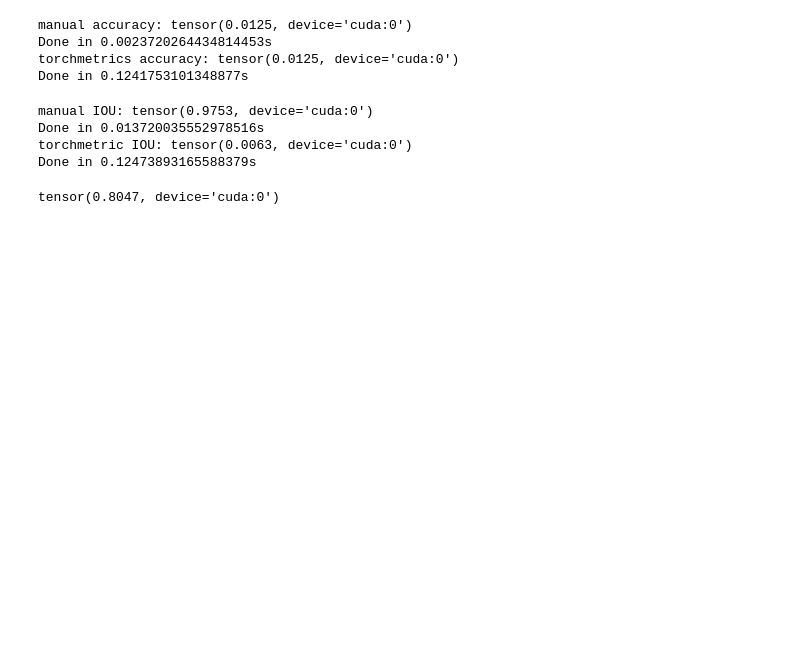
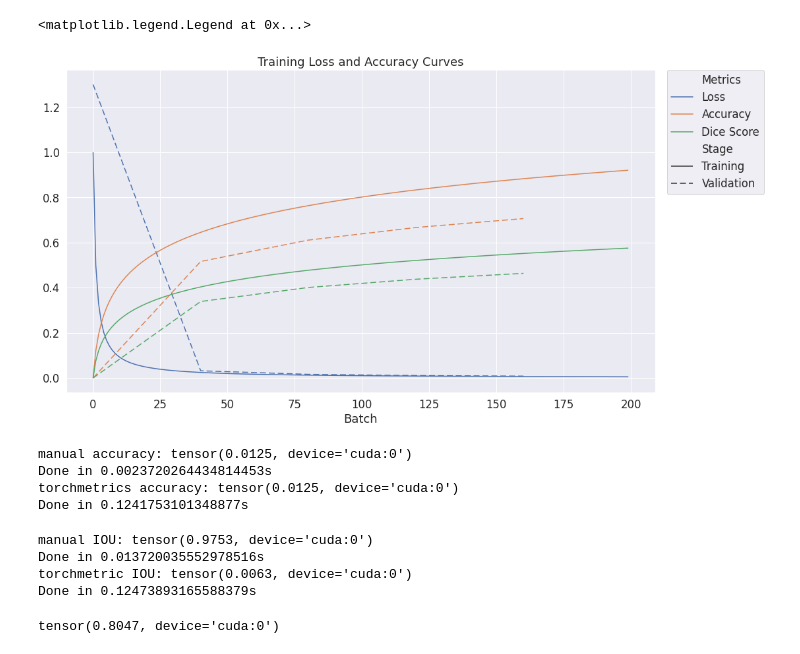
Before and after one commit to dkermany/mdspacer, a Jupyter notebook: ipynb/training_val_graphs.ipynb, the cells around one changed output. Drawn from its saved outputs; the diff is of its cells as text; code cells hidden in the pictures; blank space fills up the shorter version.

```diff
--- a/ipynb/training_val_graphs.ipynb
+++ b/ipynb/training_val_graphs.ipynb
@@ -19,0 +74,13 @@ sns.lineplot(x="Batch", y="Loss", hue="Type", data=df)
+# %%
+sns.set(
+    rc={"figure.figsize": (16, 9)},
+    font_scale=1.5,
+)
+a = sns.lineplot(x="Batch", y="Value", hue="Metrics", style="Stage", data=df, dashes=[(1,0),(6,3)])
+a.set(ylabel=None)
+plt.title("Training Loss and Accuracy Curves")
+plt.legend(bbox_to_anchor=(1.02, 1), loc="upper left", borderaxespad=0)
+# a.figure.savefig("testing.png")
+# %% [output]
+<matplotlib.legend.Legend at 0x...>
+[figure, added]
```
Also changed, not shown: parts of 12 cells of this notebook, 5 other files.
